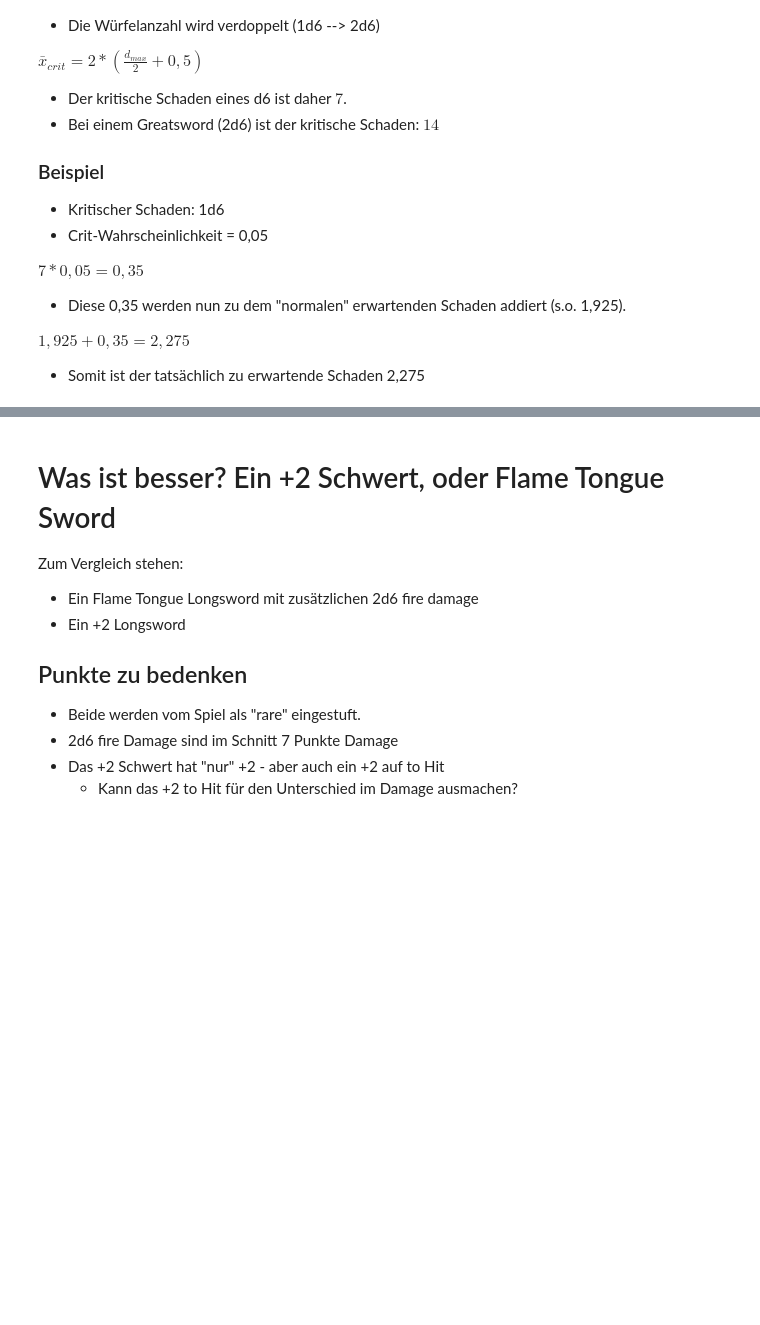
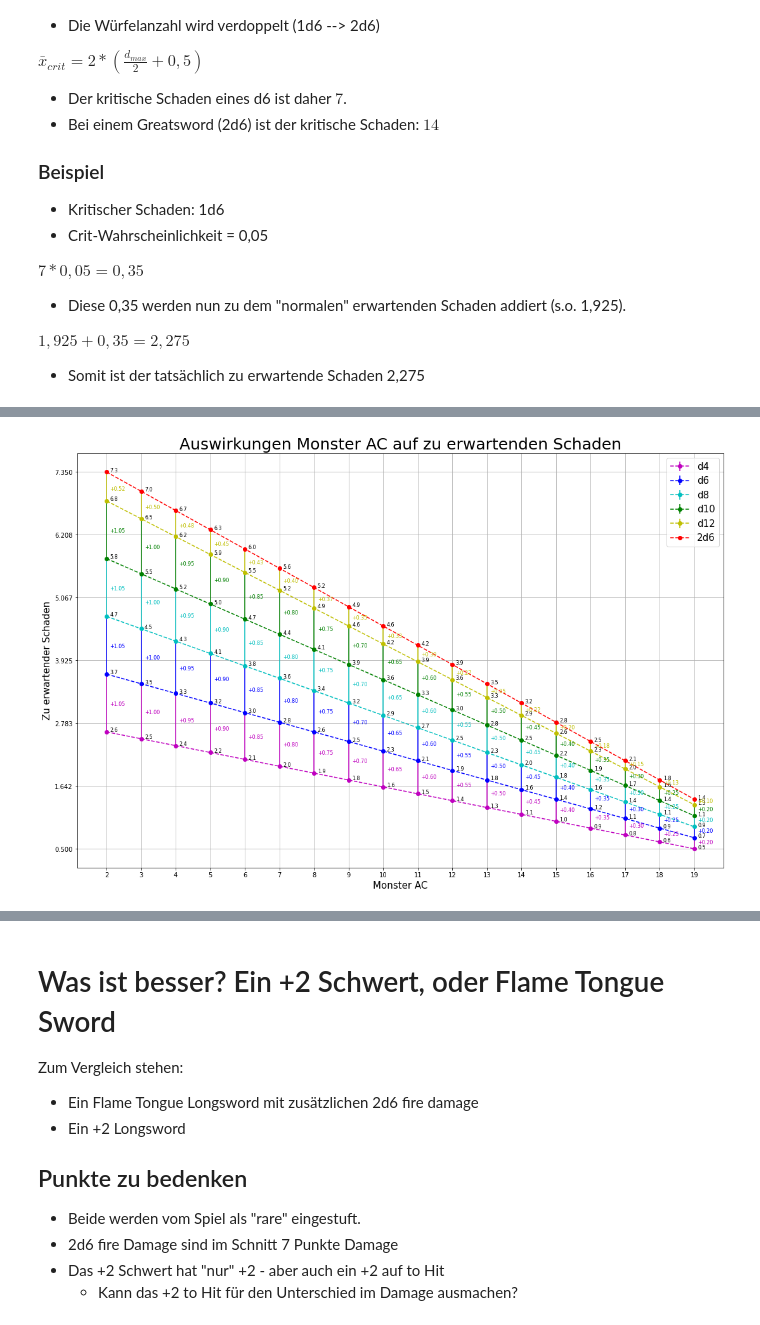
Before and after one commit to AlexSchinnerl/dndMath, a Jupyter notebook: vortrag.ipynb, the cells around one changed output, grey strips where cells are left out. Saved outputs shown, nothing was run; the diff lists cells and outputs as text; code cells hidden in the pictures; blank space fills up the shorter version.

```diff
--- a/vortrag.ipynb
+++ b/vortrag.ipynb
@@ -317,0 +336,71 @@ plt.show()
+# %%
+graph_DF = checkAC_DF.transpose()[:-1]
+
+X = list(graph_DF.index)
+d4_d6 = list(graph_DF["d6"]-graph_DF["d4"])
+d6_d8 = list(graph_DF["d8"]-graph_DF["d6"])
+d8_d10 = list(graph_DF["d10"]-graph_DF["d8"])
+d10_d12 = list(graph_DF["d12"]-graph_DF["d10"])
+d12_2d6 = list(graph_DF["2d6"]-graph_DF["d12"])
+
+# graph_DF["d4-d6"] = d4_d6
+# graph_DF["d6-d8"] = d6_d8
+# graph_DF["d8-d10"] = d8_d10
+# graph_DF["d10-d12"] = d10_d12
+# graph_DF["d12-2d6"] = d12_2d6
+
+zeros = [0]*18
+
+fig, ax = plt.subplots(figsize=(15,10), layout="constrained")
+
+
+ax.errorbar(X, y=graph_DF["d4"], yerr=[zeros, d4_d6], fmt="--mo", label= "d4")
+ax.errorbar(X, y=graph_DF["d6"], yerr=[zeros, d6_d8], fmt="--bo", label= "d6")
+ax.errorbar(X, y=graph_DF["d8"], yerr=[zeros, d8_d10], fmt="--co", label= "d8")
+ax.errorbar(X, y=graph_DF["d10"], yerr=[zeros, d10_d12], fmt="--go", label= "d10")
+ax.errorbar(X, y=graph_DF["d12"], yerr=[zeros, d12_2d6], fmt="--yo", label= "d12")
+ax.errorbar(X, y=graph_DF["2d6"], yerr=None, fmt="--ro", label= "2d6")
+
+annotate_zip = zip(X,
+                   graph_DF["d4"],
+                   d4_d6,
+                   graph_DF["d6"],
+                   d6_d8,
+                   graph_DF["d8"],
+                   d8_d10,
+                   graph_DF["d10"],
+                   d10_d12,
+                   graph_DF["d12"],
+                   d12_2d6,
+                   graph_DF["2d6"],
+)
+
+annotate_fontsize=8
+
+for x,d4,diff_d4,d6,diff_d6,d8,diff_d8,d10,diff_d10,d12,diff_d12,twod6 in annotate_zip:
+    ax.annotate(text=f"{d4:.1f}", xy=(x+0.1, d4),fontsize=annotate_fontsize)
+    ax.annotate(text=f"{d6:.1f}", xy=(x+0.1, d6),fontsize=annotate_fontsize)
+    ax.annotate(text=f"{d8:.1f}", xy=(x+0.1, d8),fontsize=annotate_fontsize)
+    ax.annotate(text=f"{d10:.1f}", xy=(x+0.1, d10),fontsize=annotate_fontsize)
+    ax.annotate(text=f"{d12:.1f}", xy=(x+0.1, d12),fontsize=annotate_fontsize)
+    ax.annotate(text=f"{twod6:.1f}", xy=(x+0.1, twod6),fontsize=annotate_fontsize)
+
+    ax.annotate(text=f"{diff_d4:+.2f}", xy=(x+0.1, d4+diff_d4*0.45),fontsize=annotate_fontsize).set_color("m")
+    ax.annotate(text=f"{diff_d6:+.2f}", xy=(x+0.1, d6+diff_d6*0.45),fontsize=annotate_fontsize).set_color("b")
+    ax.annotate(text=f"{diff_d8:+.2f}", xy=(x+0.1, d8+diff_d8*0.45),fontsize=annotate_fontsize).set_color("c")
+    ax.annotate(text=f"{diff_d10:+.2f}", xy=(x+0.1, d10+diff_d10*0.45),fontsize=annotate_fontsize).set_color("g")
+    ax.annotate(text=f"{diff_d12:+.2f}", xy=(x+0.1, d12+diff_d12*0.35),fontsize=annotate_fontsize).set_color("y")
+
+ax.grid(True, axis="both")
+ax.set_xticks(ticks=X)
+ax.set_yticks(ticks=np.linspace(graph_DF.min().min(),graph_DF.max().max(),7))
+
+ax.legend(loc="best", fontsize=TICKSIZE)
+
+ax.set_xlabel("Monster AC", fontsize=TICKSIZE)
+ax.set_ylabel("Zu erwartender Schaden", fontsize=TICKSIZE)
+ax.set_title("Auswirkungen Monster AC auf zu erwartenden Schaden", fontsize=TITLESIZE)
+
+plt.show()
+# %% [output]
+[figure, added]
```
Also changed, not shown: parts of 46 cells of this notebook, 4 other files.
